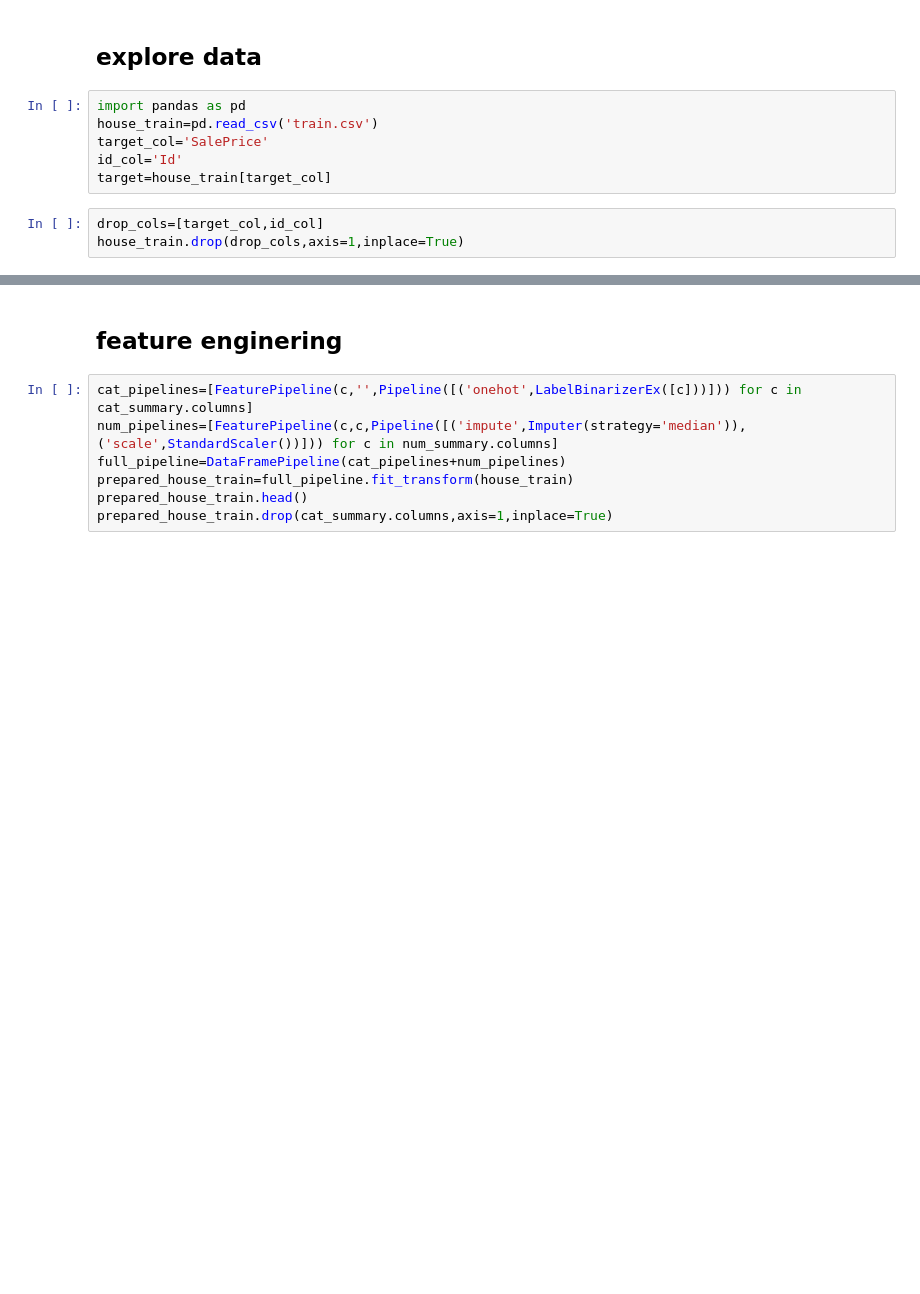
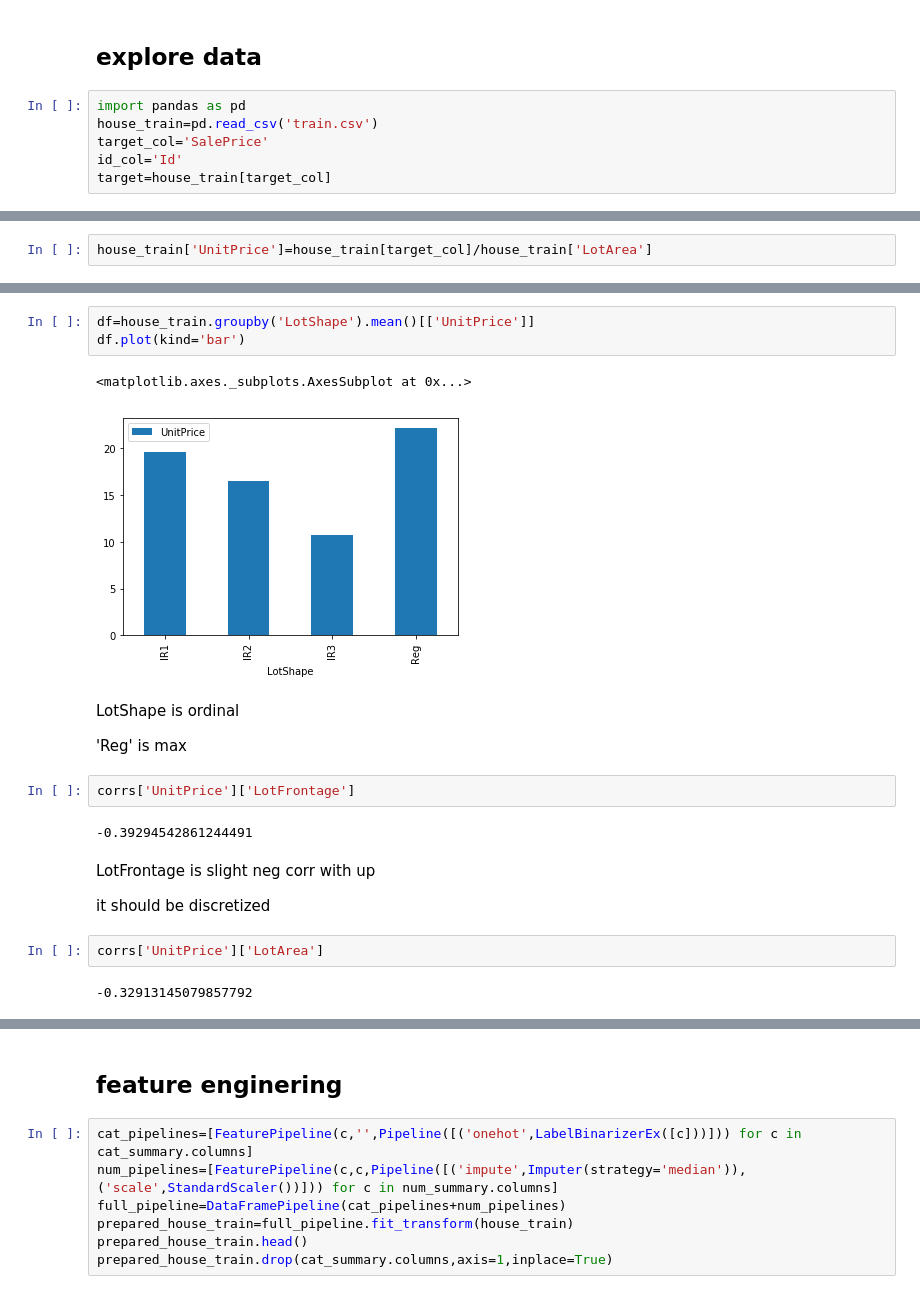
Before and after one commit to acoder1983/kaggle, a Jupyter notebook: house-price/house-price.ipynb, the cells around one changed output, grey strips where cells are left out. Cells and saved outputs as stored; diff of their text form; blank space fills up the shorter version.

```diff
--- a/house-price/house-price.ipynb
+++ b/house-price/house-price.ipynb
@@ -17,6 +20,3 @@ house_train=pd.read_csv('train.csv')
 target_col='SalePrice'
 id_col='Id'
 target=house_train[target_col]
-# %%
-drop_cols=[target_col,id_col]
-house_train.drop(drop_cols,axis=1,inplace=True)
@@ -33,0 +69,2 @@ heavy_missing_cols
+# %%
+house_train['UnitPrice']=house_train[target_col]/house_train['LotArea']
@@ -33,0 +94,22 @@ heavy_missing_cols
+# %%
+df=house_train.groupby('LotShape').mean()[['UnitPrice']]
+df.plot(kind='bar')
+# %% [output]
+<matplotlib.axes._subplots.AxesSubplot at 0x...>
+[figure, added]
+# %% [markdown]
+LotShape is ordinal
+
+'Reg' is max
+# %%
+corrs['UnitPrice']['LotFrontage']
+# %% [output]
+-0.39294542861244491
+# %% [markdown]
+LotFrontage is slight neg corr with up
+
+it should be discretized
+# %%
+corrs['UnitPrice']['LotArea']
+# %% [output]
+-0.32913145079857792
```
Also changed, not shown: parts of 20 cells of this notebook.
